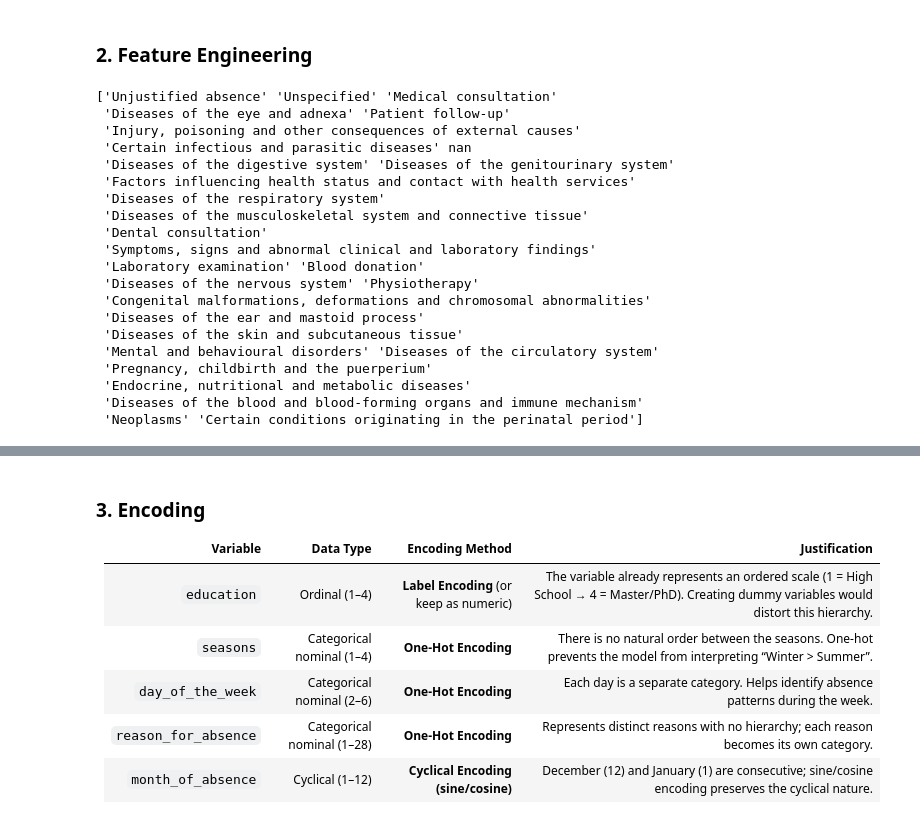
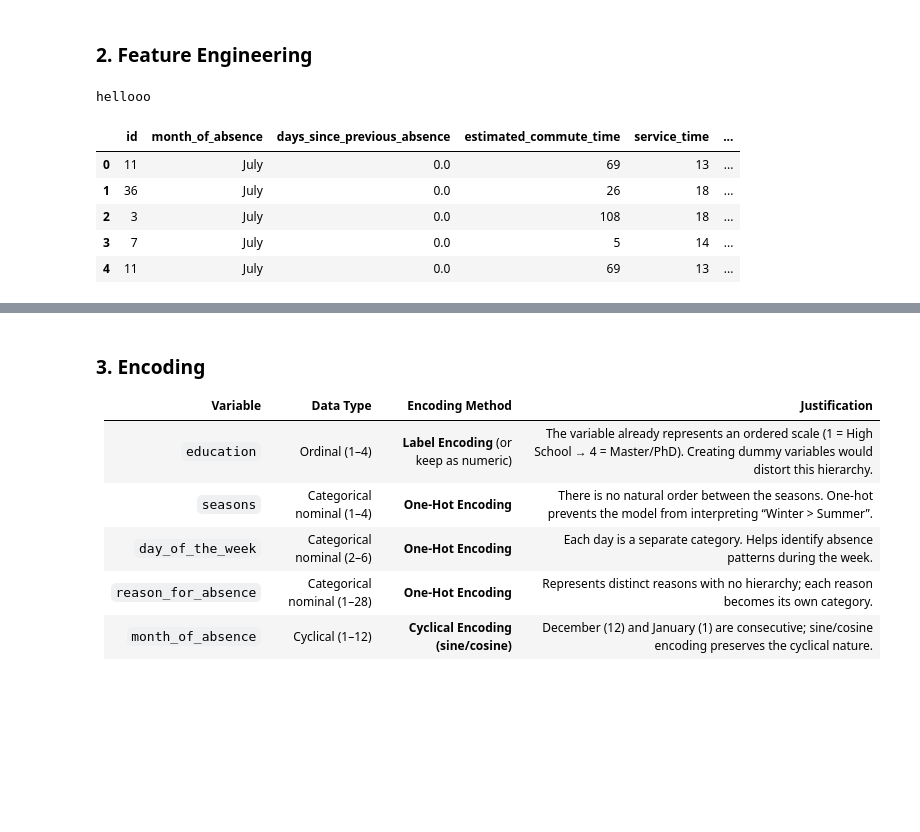
Before and after one commit to Dinis239/DM_Project, a Jupyter notebook: Pre-processing/4_Features.ipynb, the cells around one changed output, grey strips where cells are left out. Saved outputs shown, nothing was run; the diff lists cells and outputs as text; code cells hidden in the pictures; blank space fills up the shorter version.

```diff
--- a/Pre-processing/4_Features.ipynb
+++ b/Pre-processing/4_Features.ipynb
@@ -67,6 +67,38 @@ Dimensions of the dataset: (800, 22)
 # %%
 data_fe = data_raw.copy(deep=True)
 data_fe.columns = data_fe.columns.str.strip().str.lower().str.replace(' ', '_')
+
+'''
+Drop season column
+Justification: The 'season' column may not provide significant predictive value for absenteeism patterns.
+There is already the 'month_of_absence' column that gives more detailed information about the time of year.
+'''
+if 'seasons' in data_fe.columns:
+    data_fe.drop(columns=['seasons'], inplace=True)
+
+
+'''
+Drop weight and height columns
+Justification: There is already the BMI column that combines weight and height information into a single feature.
+'''
+if 'weight' and 'height' in data_fe.columns:
+    data_fe.drop(columns=['weight', 'height'], inplace=True) # drop weight and height columns
+
+'''
+Recode education column
+Justification: The original education levels may not have a linear relationship with absenteeism.
+By recoding the education levels into two categories: 'High School' (level 1) and 'Graduate/Postgraduate/Master and Doctor' (levels 2, 3, and 4),
+we simplify the feature and potentially enhance its predictive power. This binary categorization allows the model to focus on the broader distinction
+between basic and advanced education levels, which may be more relevant for understanding absenteeism patterns.
+'''
+if 'education' in data_fe.columns:
+    def categorize_education(level):
+        if level == 1:
+            return 0 # 'High School'
+        else:
+            return 1 # 'Graduate', 'Postgraduate', 'Master and Doctor'
+
+    data_fe['education'] = data_fe['education'].apply(categorize_education)
 
 '''
 New Feature: age
@@ -98,6 +130,7 @@ if 'day_of_the_week' in data_fe.columns:
             return np.nan
 
     data_fe['type_week_absence'] = data_fe['day_of_the_week'].apply(categorize_day)
+    data_fe.drop(columns=['day_of_the_week'], inplace=True) # drop original day of the week column
 
 '''
 New Feature: commute_cost_per_km
@@ -105,8 +138,11 @@ Justification: The cost of commuting can significantly impact an employee's deci
 which can contribute to absenteeism. Additionally, employees with longer or more expensive commutes might be more likely to take absences to avoid the financial burden associated with commuting.
 By including commute cost per kilometer as a feature, the model can better understand the relationship between commuting expenses and absenteeism patterns.
 '''
-if 'transportation_expense' in data_fe.columns and 'distance_from_Residence_to_work' in data_fe.columns:
+if 'transportation_expense' and 'distance_from_residence_to_work' in data_fe.columns:
+    print("hellooo")
     data_fe['commute_cost_per_km'] = data_fe['transportation_expense'] / data_fe['distance_from_residence_to_work'].replace(0, np.nan)
+    data_fe.drop(columns=['transportation_expense', 'distance_from_residence_to_work'], inplace=True) # drop original columns
+
 
 # New Feature: family_load - ver depois do clustering se faz sentido ter ou n
 #if 'number_of_children' in data_fe.columns and 'number_of_pets' in data_fe.columns:
@@ -121,6 +157,7 @@ allowing for a more comprehensive understanding of the factors contributing to e
 '''
 if 'social_smoker' in data_fe.columns and 'social_drinker' in data_fe.columns:
     data_fe['risk_behavior'] = ((data_fe['social_smoker'] == 'Yes') | (data_fe['social_drinker'] == 'Yes')).astype(int) # rever o 'Yes'
+    data_fe.drop(columns=['social_smoker', 'social_drinker'], inplace=True) # drop original columns
 
 '''New Feature: reason_for_absence_category
 Justification: Grouping the various reasons for absence into broader categories can help simplify the analysis and improve the model's ability to identify patterns in absenteeism.
@@ -167,50 +204,39 @@ if 'reason_for_absence' in data_fe.columns:
             return 'Chronic Disease'
 
         # Maternity / Pregnancy Related
         if justification in ['Pregnancy, childbirth and the puerperium', 'Certain conditions originating in the perinatal period']:
             return 'Maternity/Pregnancy-Related'
 
         # Acute Disease
         if justification in [
             'Injury, poisoning and other consequences of external causes',
             'Certain infectious and parasitic diseases',
             'Diseases of the digestive system',
             'Diseases of the genitourinary system',
             'Diseases of the respiratory system',
             'Diseases of the eye and adnexa',
             'Diseases of the skin and subcutaneous tissue',
             'Diseases of the ear and mastoid process',
             'Symptoms, signs and abnormal clinical and laboratory findings'
         ]:
             return 'Acute Disease'
 
         # Unspecified (symptoms/signs)
         #if justification == 'Symptoms, signs and abnormal clinical and laboratory findings':
         #   return 'Unspecified'
 
         # Fallback (para NaN ou algo inesperado)
         return 'Unspecified'
 
     data_fe['reason_for_absence_category'] = data_fe['reason_for_absence'].apply(categorize_reason)
     data_fe.drop(columns=['reason_for_absence'], inplace=True) # drop original reason for absence column
+
+display(data_fe.head())
 # %% [output]
-['Unjustified absence' 'Unspecified' 'Medical consultation'
- 'Diseases of the eye and adnexa' 'Patient follow-up'
- 'Injury, poisoning and other consequences of external causes'
- 'Certain infectious and parasitic diseases' nan
- 'Diseases of the digestive system' 'Diseases of the genitourinary system'
- 'Factors influencing health status and contact with health services'
- 'Diseases of the respiratory system'
- 'Diseases of the musculoskeletal system and connective tissue'
- 'Dental consultation'
- 'Symptoms, signs and abnormal clinical and laboratory findings'
- 'Laboratory examination' 'Blood donation'
- 'Diseases of the nervous system' 'Physiotherapy'
- 'Congenital malformations, deformations and chromosomal abnormalities'
- 'Diseases of the ear and mastoid process'
- 'Diseases of the skin and subcutaneous tissue'
- 'Mental and behavioural disorders' 'Diseases of the circulatory system'
- 'Pregnancy, childbirth and the puerperium'
- 'Endocrine, nutritional and metabolic diseases'
- 'Diseases of the blood and blood-forming organs and immune mechanism'
- 'Neoplasms' 'Certain conditions originating in the perinatal period']
+hellooo
+|  | id | month_of_absence | days_since_previous_absence | estimated_commute_time | service_time | ... |
+| 0 | 11 | July | 0.0 | 69 | 13 | ... |
+| 1 | 36 | July | 0.0 | 26 | 18 | ... |
+| 2 | 3 | July | 0.0 | 108 | 18 | ... |
+| 3 | 7 | July | 0.0 | 5 | 14 | ... |
+| 4 | 11 | July | 0.0 | 69 | 13 | ... |
```
Also changed, not shown: parts of 7 cells of this notebook.
